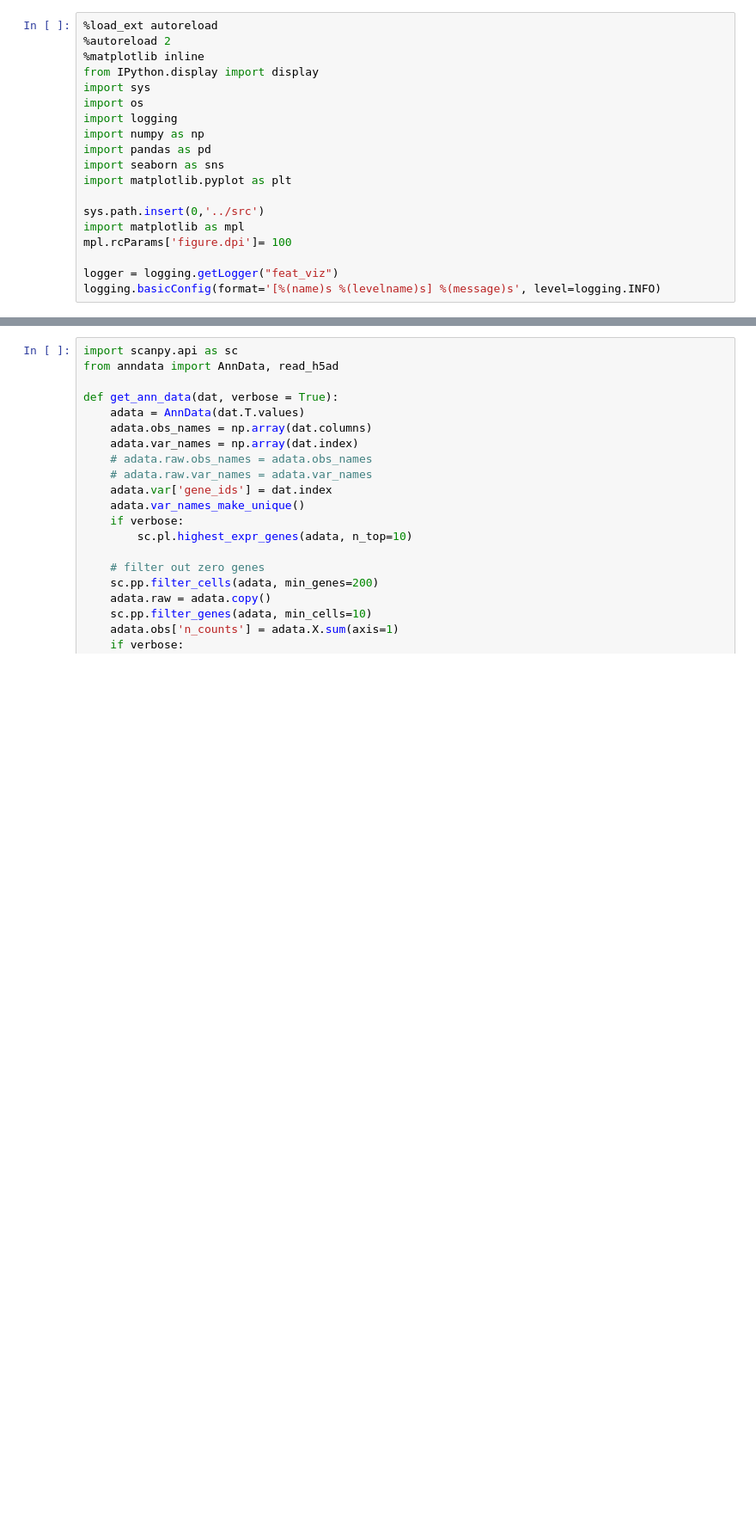
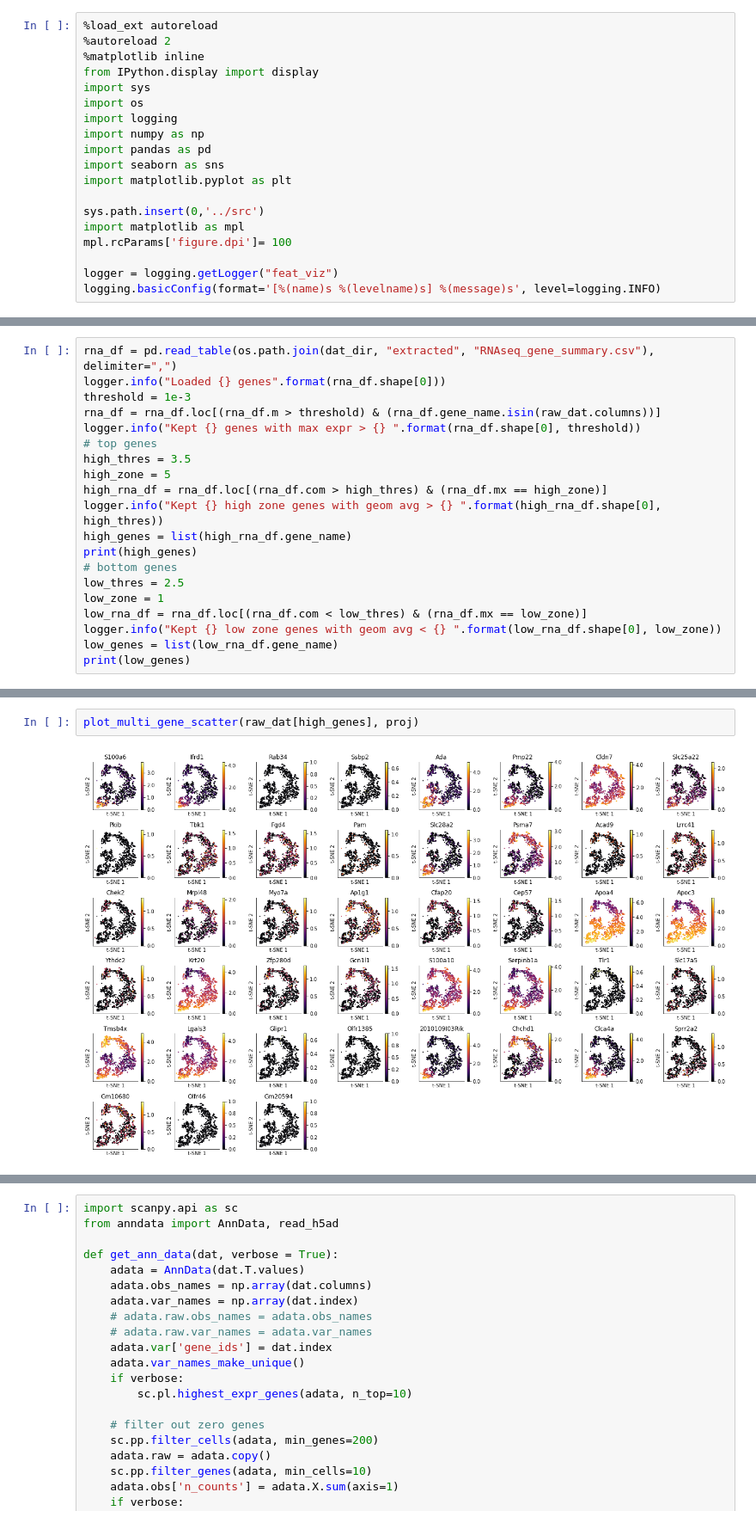
Before and after one commit to yashpatel5400/gliss, a Jupyter notebook: notebooks/setup_real_data_preprocess_entero.ipynb, the cells around one changed output, grey strips where cells are left out. Shown at 86% size. Drawn from its saved outputs; the diff is of its cells as text; blank space fills up the shorter version.

```diff
--- a/notebooks/setup_real_data_preprocess_entero.ipynb
+++ b/notebooks/setup_real_data_preprocess_entero.ipynb
@@ -84,0 +121,20 @@ plt.show()
+# %%
+rna_df = pd.read_table(os.path.join(dat_dir, "extracted", "RNAseq_gene_summary.csv"), delimiter=",")
+logger.info("Loaded {} genes".format(rna_df.shape[0]))
+threshold = 1e-3
+rna_df = rna_df.loc[(rna_df.m > threshold) & (rna_df.gene_name.isin(raw_dat.columns))]
+logger.info("Kept {} genes with max expr > {} ".format(rna_df.shape[0], threshold))
+# top genes
+high_thres = 3.5
+high_zone = 5
+high_rna_df = rna_df.loc[(rna_df.com > high_thres) & (rna_df.mx == high_zone)]
+logger.info("Kept {} high zone genes with geom avg > {} ".format(high_rna_df.shape[0], high_thres))
+high_genes = list(high_rna_df.gene_name)
+print(high_genes)
+# bottom genes
+low_thres = 2.5
+low_zone = 1
+low_rna_df = rna_df.loc[(rna_df.com < low_thres) & (rna_df.mx == low_zone)]
+logger.info("Kept {} low zone genes with geom avg < {} ".format(low_rna_df.shape[0], low_zone))
+low_genes = list(low_rna_df.gene_name)
+print(low_genes)
@@ -84,0 +158,4 @@ plt.show()
+# %%
+plot_multi_gene_scatter(raw_dat[high_genes], proj)
+# %% [output]
+[figure, added]
```
Also changed, not shown: parts of 12 cells of this notebook.
